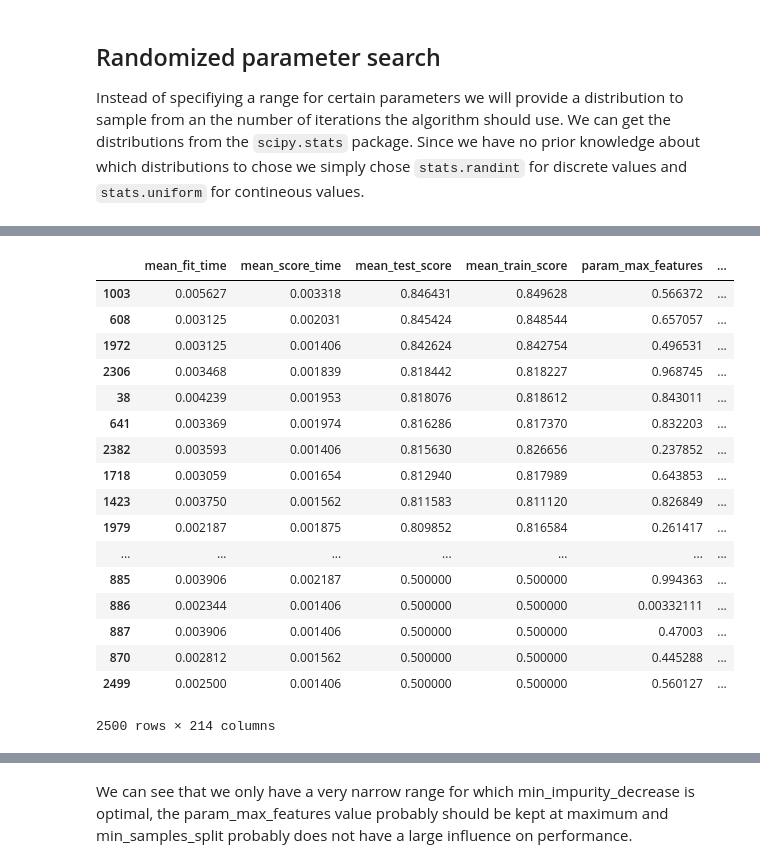
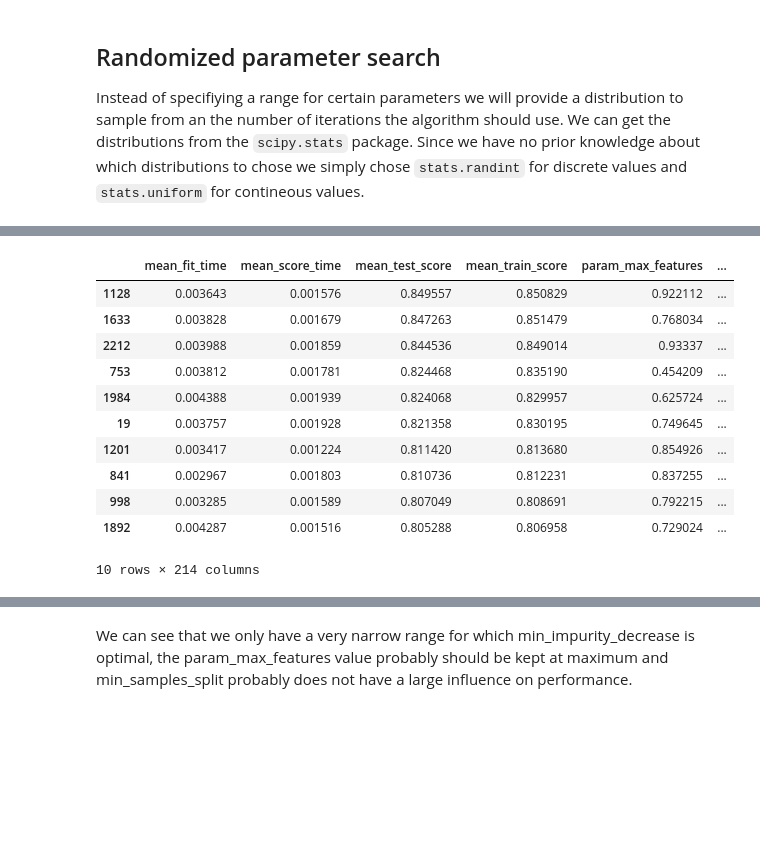
Before and after one commit to erblast/datistics, a Jupyter notebook: notebooks/05_R2Py_scikitlearn.ipynb, the cells around one changed output, grey strips where cells are left out. Saved outputs shown, nothing was run; the diff lists cells and outputs as text; code cells hidden in the pictures; blank space fills up the shorter version.

```diff
--- a/notebooks/05_R2Py_scikitlearn.ipynb
+++ b/notebooks/05_R2Py_scikitlearn.ipynb
@@ -401,26 +432,20 @@ RandomizedSearchCV(cv=<sklearn.model_selection._split.RepeatedKFold object at 0x
 # %%
 res = pd.DataFrame( random_search.cv_results_ )
 
-res.sort_values('rank_test_score')
+res.sort_values('rank_test_score').head(10)
 # %% [output]
 |  | mean_fit_time | mean_score_time | mean_test_score | mean_train_score | param_max_features | ... |
-| 1003 | 0.005627 | 0.003318 | 0.846431 | 0.849628 | 0.566372 | ... |
-| 608 | 0.003125 | 0.002031 | 0.845424 | 0.848544 | 0.657057 | ... |
-| 1972 | 0.003125 | 0.001406 | 0.842624 | 0.842754 | 0.496531 | ... |
-| 2306 | 0.003468 | 0.001839 | 0.818442 | 0.818227 | 0.968745 | ... |
-| 38 | 0.004239 | 0.001953 | 0.818076 | 0.818612 | 0.843011 | ... |
-| 641 | 0.003369 | 0.001974 | 0.816286 | 0.817370 | 0.832203 | ... |
-| 2382 | 0.003593 | 0.001406 | 0.815630 | 0.826656 | 0.237852 | ... |
-| 1718 | 0.003059 | 0.001654 | 0.812940 | 0.817989 | 0.643853 | ... |
-| 1423 | 0.003750 | 0.001562 | 0.811583 | 0.811120 | 0.826849 | ... |
-| 1979 | 0.002187 | 0.001875 | 0.809852 | 0.816584 | 0.261417 | ... |
-| ... | ... | ... | ... | ... | ... | ... |
-| 885 | 0.003906 | 0.002187 | 0.500000 | 0.500000 | 0.994363 | ... |
-| 886 | 0.002344 | 0.001406 | 0.500000 | 0.500000 | 0.00332111 | ... |
-| 887 | 0.003906 | 0.001406 | 0.500000 | 0.500000 | 0.47003 | ... |
-| 870 | 0.002812 | 0.001562 | 0.500000 | 0.500000 | 0.445288 | ... |
-| 2499 | 0.002500 | 0.001406 | 0.500000 | 0.500000 | 0.560127 | ... |
+| 1128 | 0.003643 | 0.001576 | 0.849557 | 0.850829 | 0.922112 | ... |
+| 1633 | 0.003828 | 0.001679 | 0.847263 | 0.851479 | 0.768034 | ... |
+| 2212 | 0.003988 | 0.001859 | 0.844536 | 0.849014 | 0.93337 | ... |
+| 753 | 0.003812 | 0.001781 | 0.824468 | 0.835190 | 0.454209 | ... |
+| 1984 | 0.004388 | 0.001939 | 0.824068 | 0.829957 | 0.625724 | ... |
+| 19 | 0.003757 | 0.001928 | 0.821358 | 0.830195 | 0.749645 | ... |
+| 1201 | 0.003417 | 0.001224 | 0.811420 | 0.813680 | 0.854926 | ... |
+| 841 | 0.002967 | 0.001803 | 0.810736 | 0.812231 | 0.837255 | ... |
+| 998 | 0.003285 | 0.001589 | 0.807049 | 0.808691 | 0.792215 | ... |
+| 1892 | 0.004287 | 0.001516 | 0.805288 | 0.806958 | 0.729024 | ... |
-2500 rows × 214 columns
+10 rows × 214 columns
 # %%
 
 from matplotlib import cm
```
Also changed, not shown: parts of 21 cells of this notebook, 20 other files.
